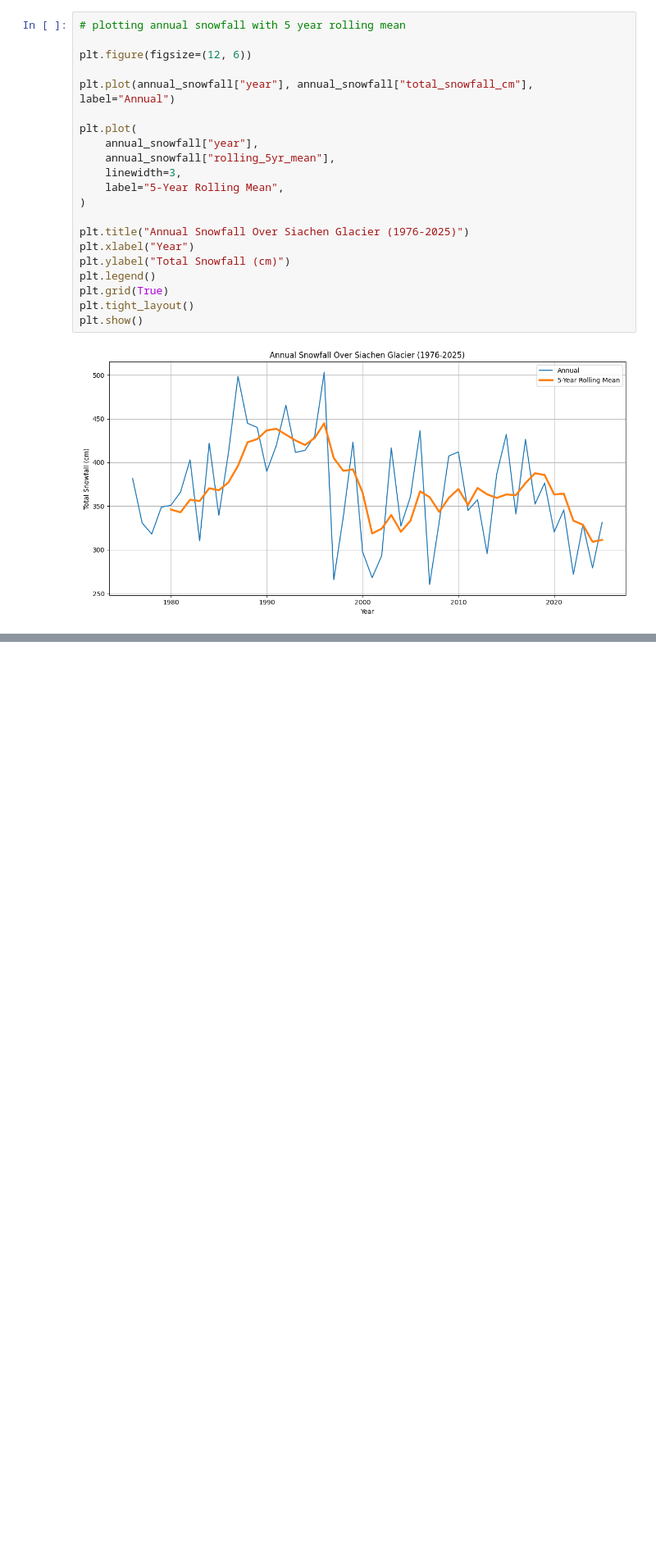
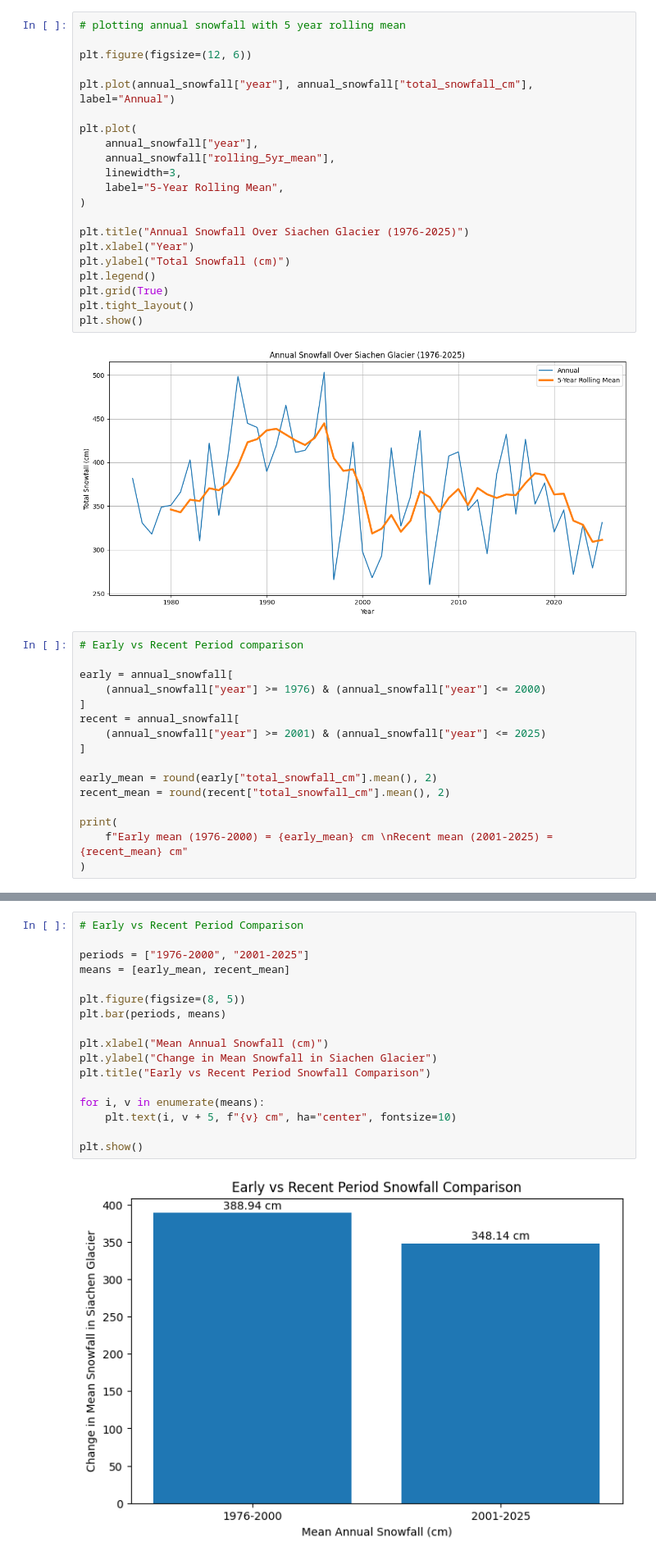
Before and after one commit to impriyanshusah/Siachen-Snowfall-Analysis, a Jupyter notebook: notebooks/analysis.ipynb, the cells around one changed output, grey strips where cells are left out. Shown at 82% size. Drawn from its saved outputs; the diff is of its cells as text; blank space fills up the shorter version.

```diff
--- a/notebooks/analysis.ipynb
+++ b/notebooks/analysis.ipynb
@@ -325,3 +326,19 @@ plt.tight_layout()
 plt.show()
 # %% [output]
 [figure]
+# %%
+# Early vs Recent Period comparison
+
+early = annual_snowfall[
+    (annual_snowfall["year"] >= 1976) & (annual_snowfall["year"] <= 2000)
+]
+recent = annual_snowfall[
+    (annual_snowfall["year"] >= 2001) & (annual_snowfall["year"] <= 2025)
+]
+
+early_mean = round(early["total_snowfall_cm"].mean(), 2)
+recent_mean = round(recent["total_snowfall_cm"].mean(), 2)
+
+print(
+    f"Early mean (1976-2000) = {early_mean} cm \nRecent mean (2001-2025) = {recent_mean} cm"
+)
@@ -327,0 +358,19 @@ plt.show()
+# %%
+# Early vs Recent Period Comparison
+
+periods = ["1976-2000", "2001-2025"]
+means = [early_mean, recent_mean]
+
+plt.figure(figsize=(8, 5))
+plt.bar(periods, means)
+
+plt.xlabel("Mean Annual Snowfall (cm)")
+plt.ylabel("Change in Mean Snowfall in Siachen Glacier")
+plt.title("Early vs Recent Period Snowfall Comparison")
+
+for i, v in enumerate(means):
+    plt.text(i, v + 5, f"{v} cm", ha="center", fontsize=10)
+
+plt.show()
+# %% [output]
+[figure, added]
```
Also changed, not shown: parts of 6 cells of this notebook, 10 other files.
